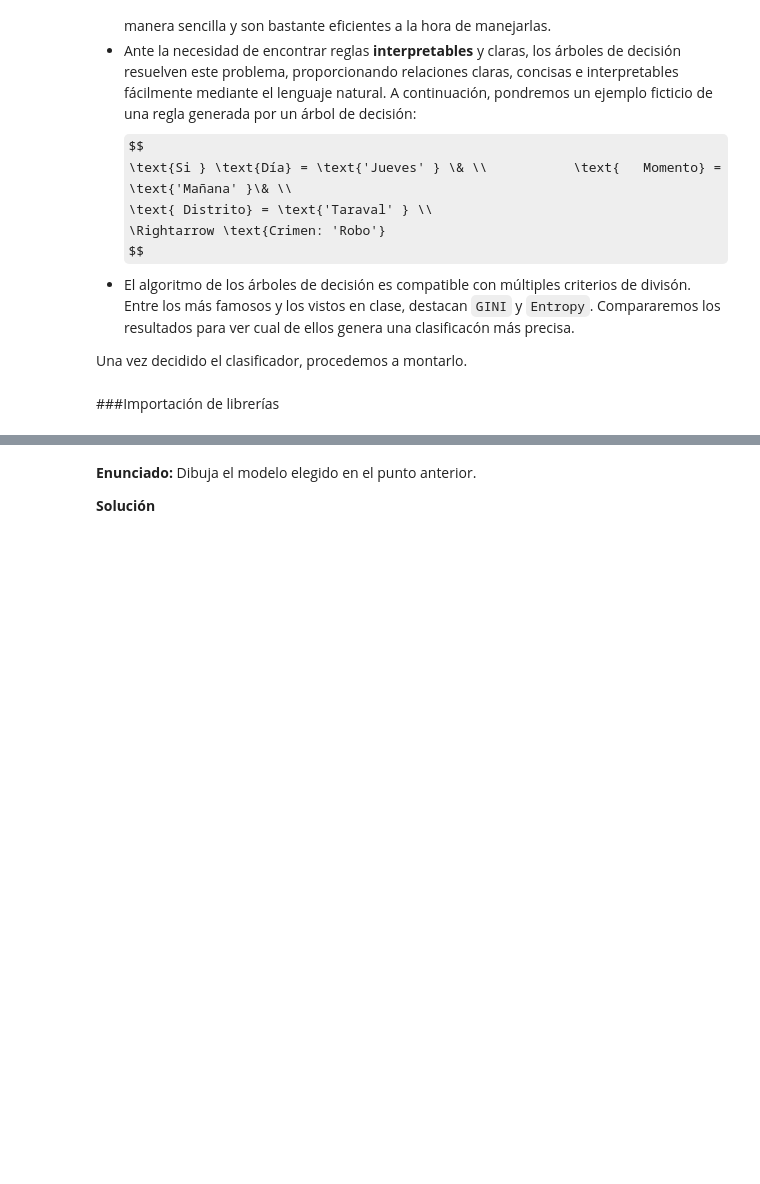
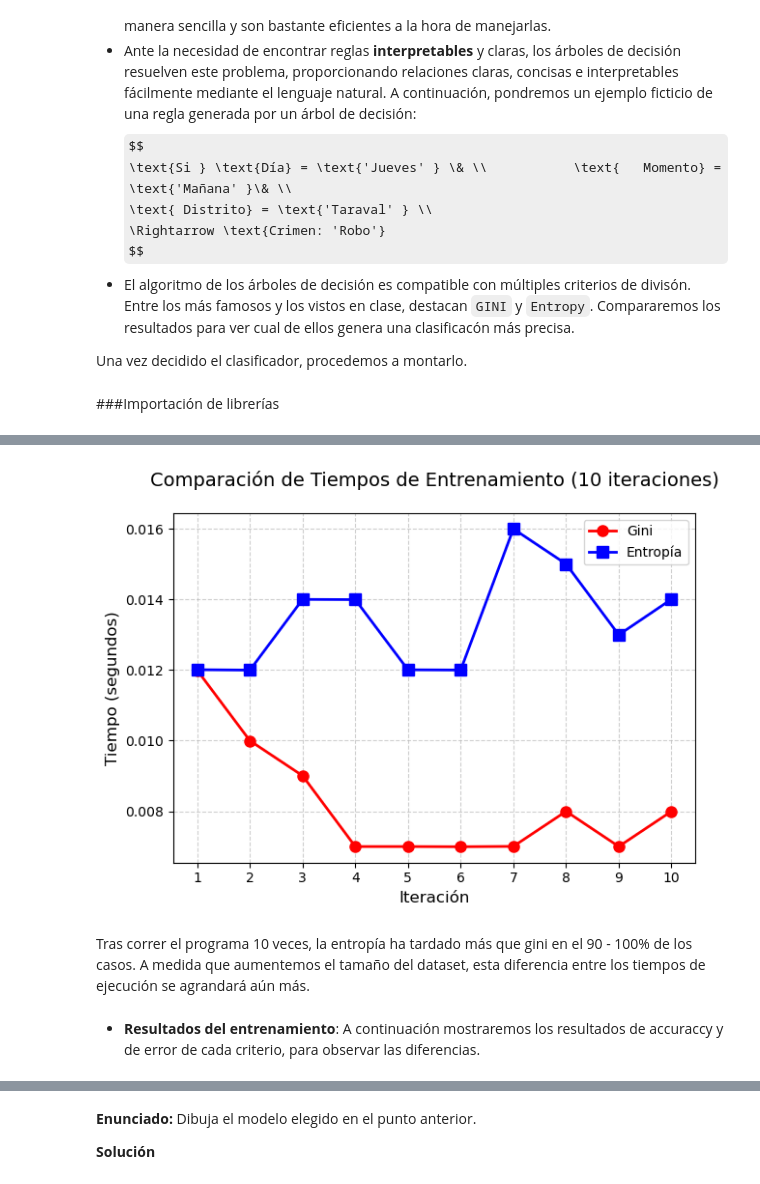
Before and after one commit to Carmoruda/Data_Mining, a Jupyter notebook: LAB03/Practica_2_GRUPOC5.ipynb, the cells around one changed output, grey strips where cells are left out. Saved outputs shown, nothing was run; the diff lists cells and outputs as text; code cells hidden in the pictures; some formulas as TeX source; blank space fills up the shorter version.

```diff
--- a/LAB03/Practica_2_GRUPOC5.ipynb
+++ b/LAB03/Practica_2_GRUPOC5.ipynb
@@ -52,0 +116,5 @@ df = pd.read_csv('./data/sf_crimenes.csv')
+# %%
+#1. Empezamos dividiendo el dataset en train (80%) y test(20%).
+X_train, X_test, y_train, y_test = train_test_split(X, y, test_size=0.2, random_state=42)
+print("Tamaño del conjunto de entrenamiento:", X_train.shape)
+print("Tamaño del conjunto de prueba:", X_test.shape, "\n")
@@ -52,0 +143,35 @@ df = pd.read_csv('./data/sf_crimenes.csv')
+# %%
+def medir_tiempo_entrenamiento(criterio):
+    inicio = time.time()
+    modelo = DecisionTreeClassifier(criterion=criterio, random_state=42)
+    modelo.fit(X_train, y_train)
+    fin = time.time()
+    return fin - inicio
+# %%
+iteraciones = 10
+entrenamientos = np.arange(1, iteraciones+1)
+
+#1. Calculamos los tiempos para cada criterio de división
+tiempos_gini = [medir_tiempo_entrenamiento('gini') for _ in range(iteraciones)]
+tiempos_entropy = [medir_tiempo_entrenamiento('entropy') for _ in range(iteraciones)]
+
+plt.plot(entrenamientos, tiempos_gini, 'r-', linewidth=2, marker='o', markersize=8, label='Gini')
+plt.plot(entrenamientos, tiempos_entropy, 'b-', linewidth=2, marker='s', markersize=8, label='Entropía')
+
+
+# Montamos el plot para graficas los resultados
+plt.title('Comparación de Tiempos de Entrenamiento (10 iteraciones)', fontsize=14, pad=20)
+plt.xlabel('Iteración', fontsize=12)
+plt.ylabel('Tiempo (segundos)', fontsize=12)
+plt.xticks(entrenamientos)
+plt.grid(True, linestyle='--', alpha=0.6)
+legend = plt.legend(loc='upper right', fontsize=10)
+
+plt.tight_layout()
+plt.show()
+# %% [output]
+[figure, added]
+# %% [markdown]
+Tras correr el programa 10 veces, la entropía ha tardado más que gini en el 90 - 100% de los casos. A medida que aumentemos el tamaño del dataset, esta diferencia entre los tiempos de ejecución se agrandará aún más.
+# %% [markdown]
+- **Resultados del entrenamiento**: A continuación mostraremos los resultados de accuraccy y de error de cada criterio, para observar las diferencias.
```
Also changed, not shown: parts of 12 cells of this notebook.
